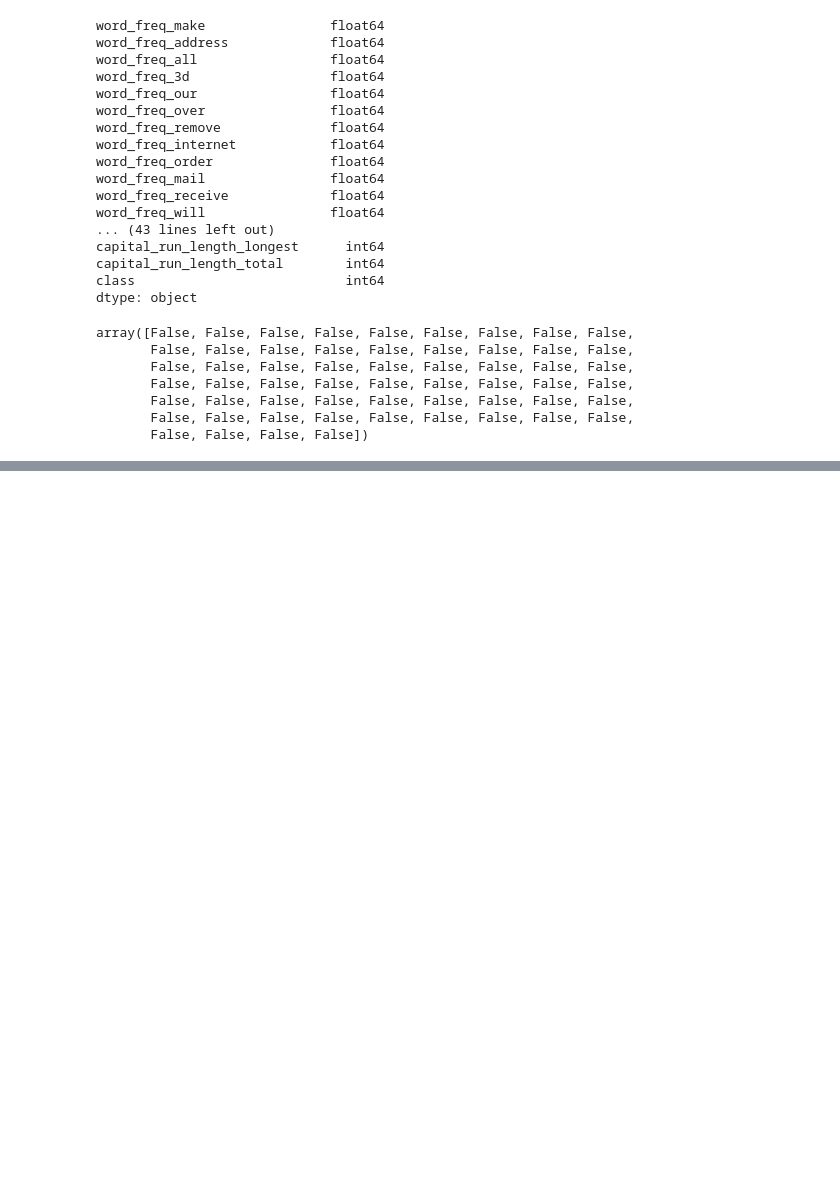
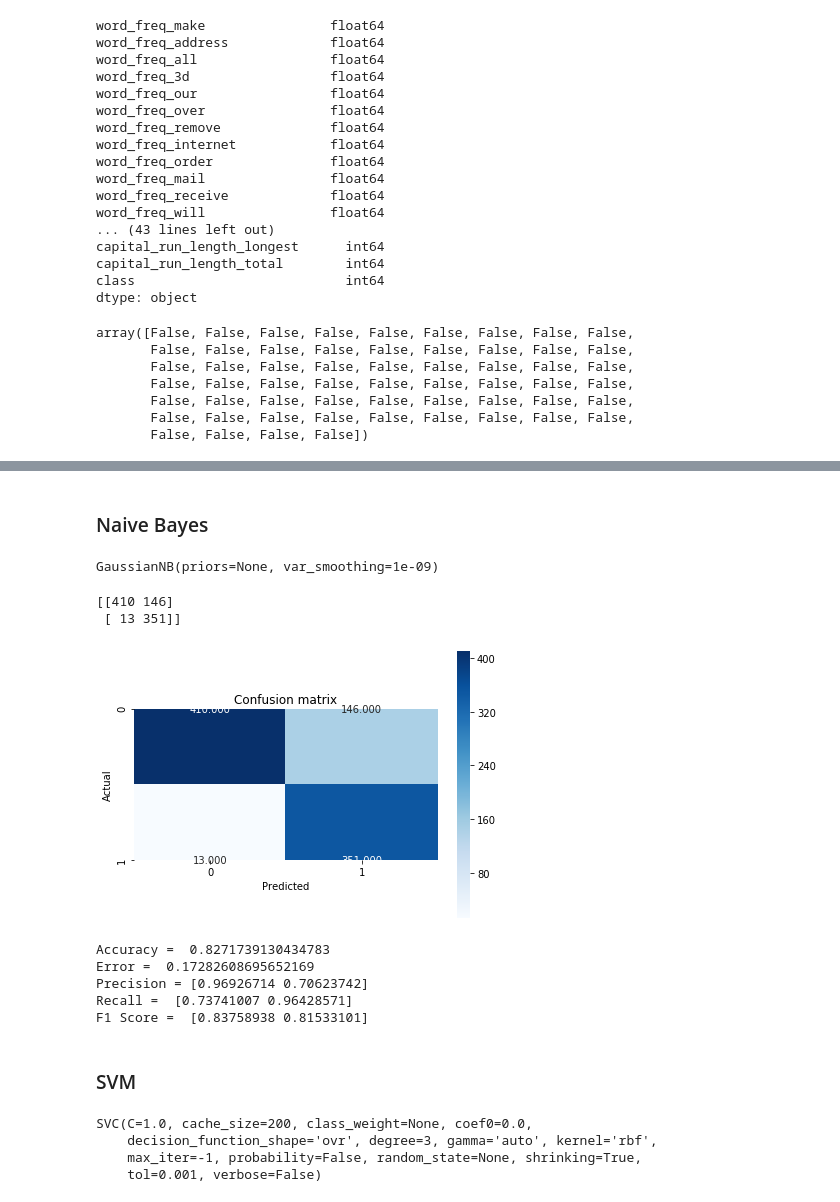
Before and after one commit to samujjwaal/Spam-Email-Classifier, a Jupyter notebook: CS418-FinalProject.ipynb, the cells around one changed output, grey strips where cells are left out. Saved outputs shown, nothing was run; the diff lists cells and outputs as text; code cells hidden in the pictures; blank space fills up the shorter version.

```diff
--- a/CS418-FinalProject.ipynb
+++ b/CS418-FinalProject.ipynb
@@ -87,0 +211,13 @@ plt.hist(original_data.iloc[:,[0]], bins = 6)
+# %%
+#selecting optimal value of K
+#cols = [3,5,6,7,8,9,11,12]
+for i in range(1,20):
+    classifier = KNeighborsClassifier(n_neighbors = i,weights='distance')
+    classifier.fit(x_train_scaled,y_train)
+    y_pred = classifier.predict(x_val_scaled)
+    accuracy = metrics.accuracy_score(y_val,y_pred)
+    error = 1 - accuracy
+    precision = metrics.precision_score(y_val, y_pred, average = None)
+    recall = metrics.recall_score(y_val, y_pred, average = None)
+    F1_score = metrics.f1_score(y_val, y_pred, average = None)
+    print([i,accuracy, error, precision, recall, F1_score])
@@ -87,0 +244,44 @@ plt.hist(original_data.iloc[:,[0]], bins = 6)
+# %% [markdown]
+### Naive Bayes
+# %%
+classifier = GaussianNB()
+classifier.fit(x_train_scaled,y_train)
+# %% [output]
+GaussianNB(priors=None, var_smoothing=1e-09)
+# %%
+y_pred = classifier.predict(x_val_scaled)
+# %%
+conf_matrix = metrics.confusion_matrix(y_val,y_pred)
+sns.heatmap(conf_matrix, annot = True, fmt = ".3f", square = True, cmap = plt.cm.Blues)
+plt.ylabel('Actual')
+plt.xlabel('Predicted')
+plt.title('Confusion matrix')
+plt.tight_layout()
+print(conf_matrix)
+# %% [output]
+[[410 146]
+ [ 13 351]]
+[figure, added]
+# %%
+accuracy = metrics.accuracy_score(y_val,y_pred)
+error = 1 - accuracy
+precision = metrics.precision_score(y_val, y_pred, average = None)
+recall = metrics.recall_score(y_val, y_pred, average = None)
+F1_score = metrics.f1_score(y_val, y_pred, average = None)
+print("Accuracy = ",accuracy, "\nError = ",error, "\nPrecision =",precision,"\nRecall = ", recall,"\nF1 Score = ", F1_score)
+# %% [output]
+Accuracy =  0.8271739130434783
+Error =  0.17282608695652169
+Precision = [0.96926714 0.70623742]
+Recall =  [0.73741007 0.96428571]
+F1 Score =  [0.83758938 0.81533101]
+# %% [markdown]
+### SVM
+# %%
+classifier = SVC(kernel = 'rbf', gamma = 'auto')
+classifier.fit(x_train_scaled,y_train)
+# %% [output]
+SVC(C=1.0, cache_size=200, class_weight=None, coef0=0.0,
+    decision_function_shape='ovr', degree=3, gamma='auto', kernel='rbf',
+    max_iter=-1, probability=False, random_state=None, shrinking=True,
+    tol=0.001, verbose=False)
```
Also changed, not shown: parts of 36 cells of this notebook.
